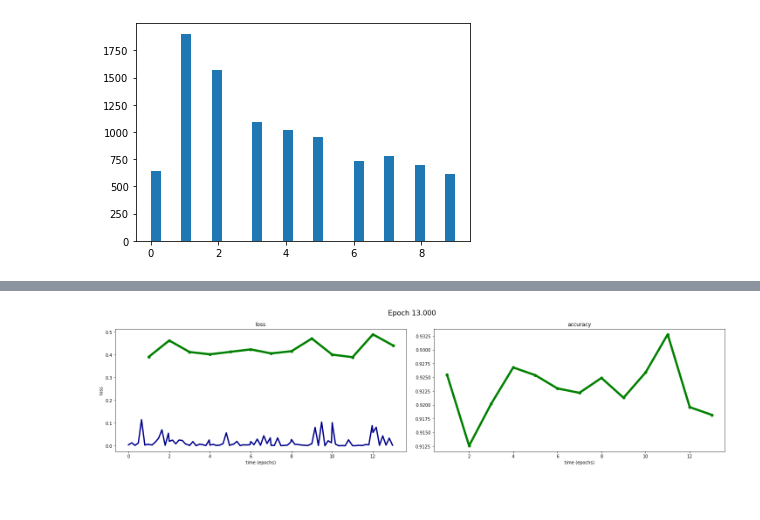
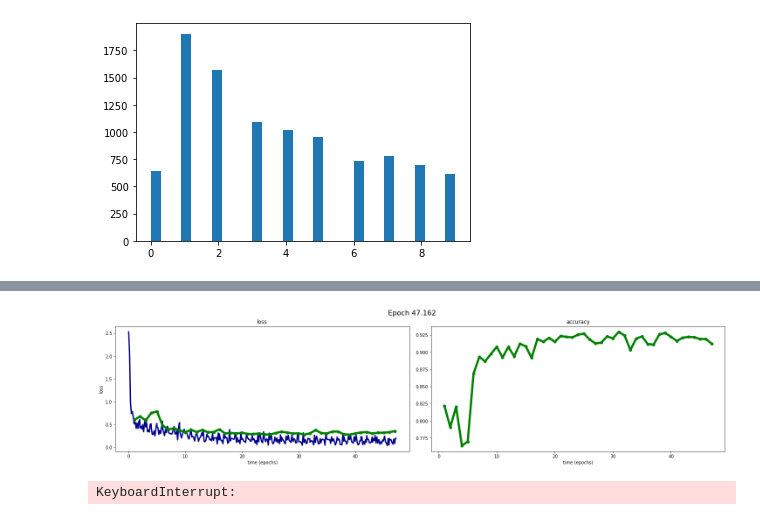
Before and after one commit to ivan-goldov/sirius, a Jupyter notebook: Sirius.ipynb, the cells around one changed output, grey strips where cells are left out. Saved outputs shown, nothing was run; the diff lists cells and outputs as text; code cells hidden in the pictures.

```diff
--- a/Sirius.ipynb
+++ b/Sirius.ipynb
@@ -101,7 +125,7 @@ Archive:  data.zip
 Нужно скачать архив с данными и распаковать его. <br>
 В переменной ниже указываем путь до датасета. <br>
 # %%
-dataset_root = '/content/'
+dataset_root = '.'
 # %% [markdown]
 Код для загрузки измененного датасета SVHN. Аргументы инициализации:
 
@@ -289,6 +313,8 @@ def test(epoch, dataloader, model, loss_fn, max_acc, best_model) -> Tuple[float,
 # %%
 def train_model(model: nn.Module,
                 optimizer,
+                train_loader,
+                val_loader,
                 loss_fn: Callable = nn.CrossEntropyLoss(),
                 epochs: int = 50) -> Tuple[float, nn.Module]:
     max_acc = -1.
@@ -338,11 +364,9 @@ def write_solution(filename: str, model: nn.Module):
         for i, label in enumerate(labels):
             print(f'{i},{label}', file=solution)
 # %%
-# посмотрим на данные
+# посмотрим на сами картинки
 def show_image(tensor: torch.Tensor, title=None):
     tensor = tensor.numpy().transpose((1, 2, 0))
-    # mean = np.array([0.485, 0.456, 0.406])
-    # std = np.array([0.229, 0.224, 0.225])
     mean = np.array([0., 0., 0.])
     std = np.array([1., 1., 1.])
     tensor = std * tensor + mean
@@ -351,12 +375,12 @@ def show_image(tensor: torch.Tensor, title=None):
     if title is not None:
         plt.title(title)
 
-i = 0
-loader = DataLoader(train_data, batch_size=5, shuffle=True)
-for img, label in loader:
-    out = torchvision.utils.make_grid(img)
-    show_image(out, label.numpy())
-    i += 1
-    if i > 10:
+def show_images(data):
+    for img, label in DataLoader(data, batch_size=5, shuffle=True):
+        out = torchvision.utils.make_grid(img)
+        show_image(out, label.numpy())
         break
+
+
+show_images(train_data)
 # %% [output]
@@ -542,8 +545,12 @@ resnet18 = ResNet18()
 # %%
+# попробуем традиционный resnet34
+
 train_ts, train_loss = [], []
 val_ts, val_loss, val_acc = [], [], []
-resnet18.to(device)
-optimizer = torch.optim.Adam(resnet18.parameters(), lr=3e-4)
-train_model(resnet18, optimizer, epochs=13)
+resnet = ResNet34()
+resnet.to(device)
+optimizer = torch.optim.Adam(resnet.parameters(), lr=3e-4, weight_decay=0.01)
+accuracy, best_model = train_model(resnet, optimizer, epochs=50)
 # %% [output]
-[figure, old version]
+[figure, new version]
+KeyboardInterrupt:
```
Also changed, not shown: parts of 18 cells of this notebook.
